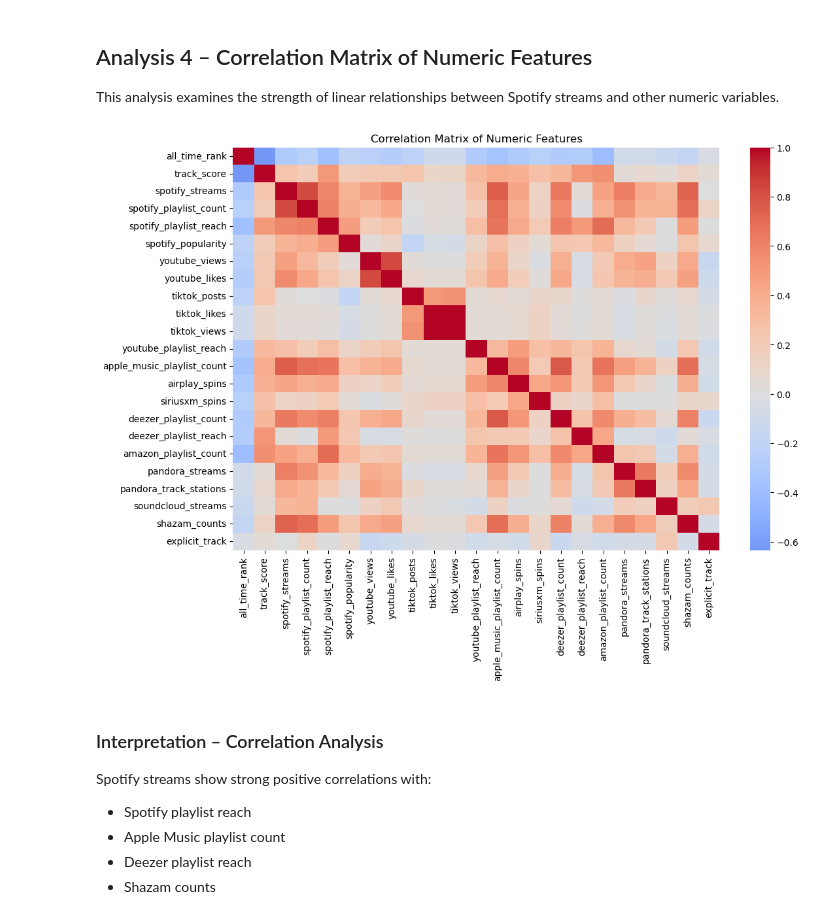
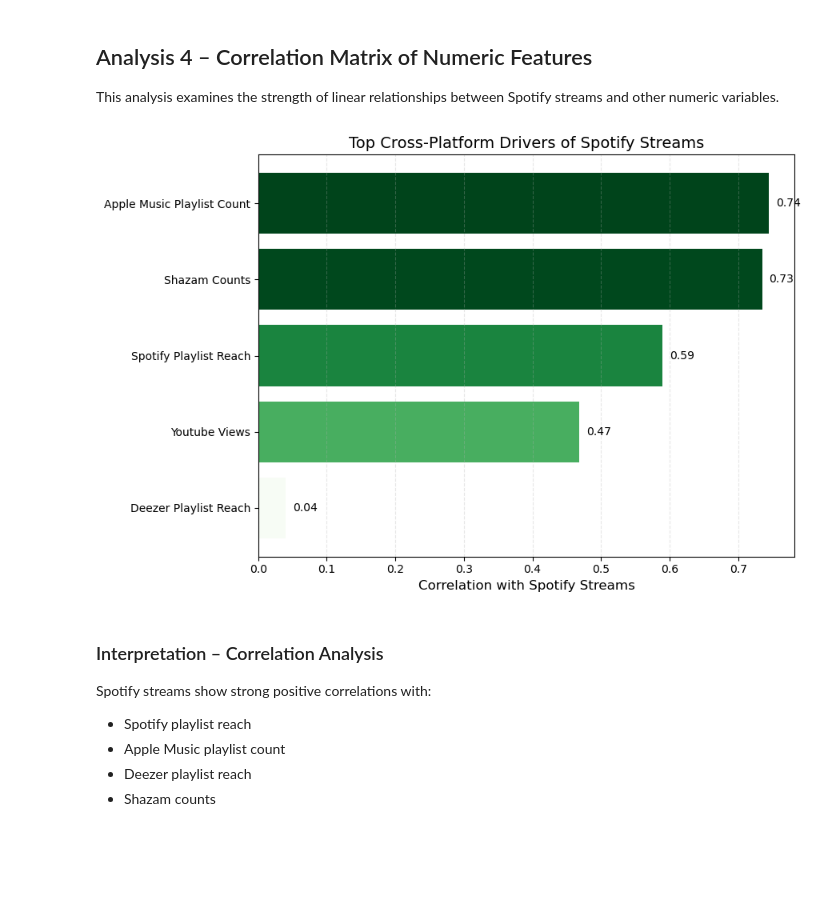
Before and after one commit to iliasprev/spotify-music-popularity-analysis, a Jupyter notebook: notebooks/02_spotify_eda.ipynb, the cells around one changed output. Cells and saved outputs as stored; diff of their text form; code cells hidden in the pictures; blank space fills up the shorter version.

```diff
--- a/notebooks/02_spotify_eda.ipynb
+++ b/notebooks/02_spotify_eda.ipynb
@@ -152,19 +174,56 @@ However, the dispersion indicates TikTok exposure alone does not fully determine
 
 This analysis examines the strength of linear relationships between Spotify streams and other numeric variables.
 # %%
-numeric_df = df.select_dtypes(include=["float64", "int64"])
+import matplotlib.pyplot as plt
+import numpy as np
+import matplotlib.cm as cm
+import matplotlib.colors as mcolors
 
-plt.figure(figsize=(12,8))
-sns.heatmap(
-    numeric_df.corr(),
-    cmap="coolwarm",
-    center=0
-)
+# Variables
+targets = [
+    "spotify_playlist_reach",
+    "apple_music_playlist_count",
+    "deezer_playlist_reach",
+    "shazam_counts",
+    "youtube_views"
+]
 
-plt.title("Correlation Matrix of Numeric Features")
+# Correlations
+corr = df[["spotify_streams"] + targets].corr()
+stream_corr = corr.loc["spotify_streams", targets]
+
+# Sort strongest → weakest
+stream_corr_sorted = stream_corr.sort_values(ascending=False)
+
+# Clean labels
+clean_labels = [
+    col.replace("_", " ").title()
+    for col in stream_corr_sorted.index
+]
+
+values = stream_corr_sorted.values
+
+# Create gradient colors (stronger = darker green)
+norm = mcolors.Normalize(vmin=min(values), vmax=max(values))
+cmap = cm.Greens
+colors = cmap(norm(values))
+
+plt.figure(figsize=(9,6))
+bars = plt.barh(clean_labels, values, color=colors)
+
+plt.xlabel("Correlation with Spotify Streams", fontsize=12)
+plt.title("Top Cross-Platform Drivers of Spotify Streams", fontsize=14)
+plt.gca().invert_yaxis()
+plt.grid(axis="x", linestyle="--", alpha=0.3)
+
+# Add values next to bars
+for i, v in enumerate(values):
+    plt.text(v + 0.01, i, f"{v:.2f}", va='center')
+
+plt.tight_layout()
 plt.show()
 # %% [output]
-[figure, old version]
+[figure, new version]
 # %% [markdown]
 ### Interpretation – Correlation Analysis
 
```
Also changed, not shown: parts of 6 cells of this notebook, 4 other files.
